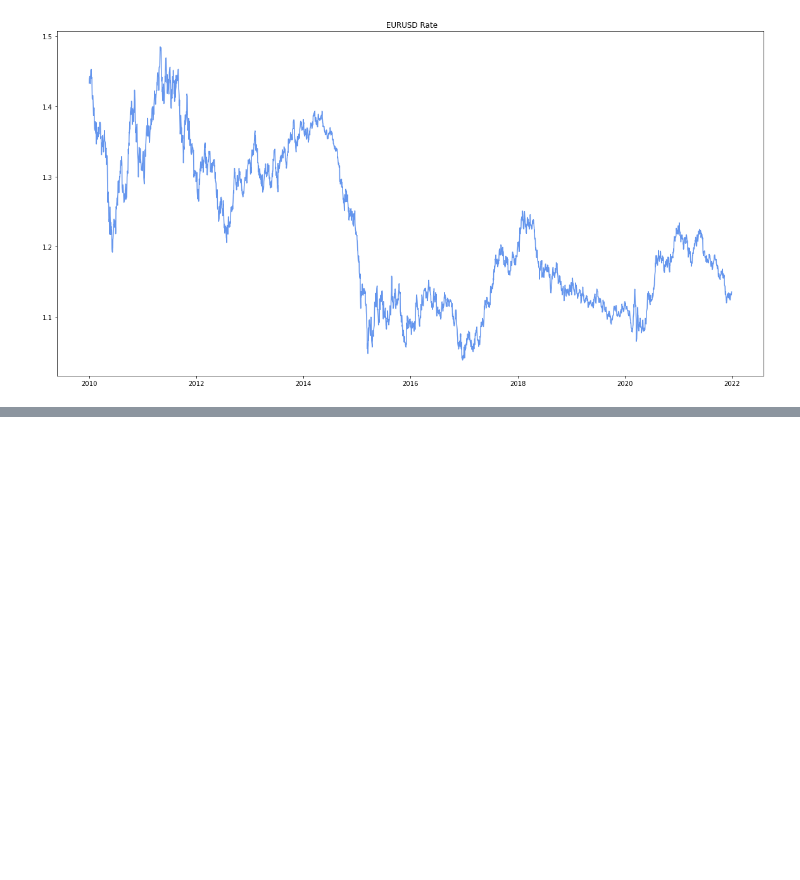
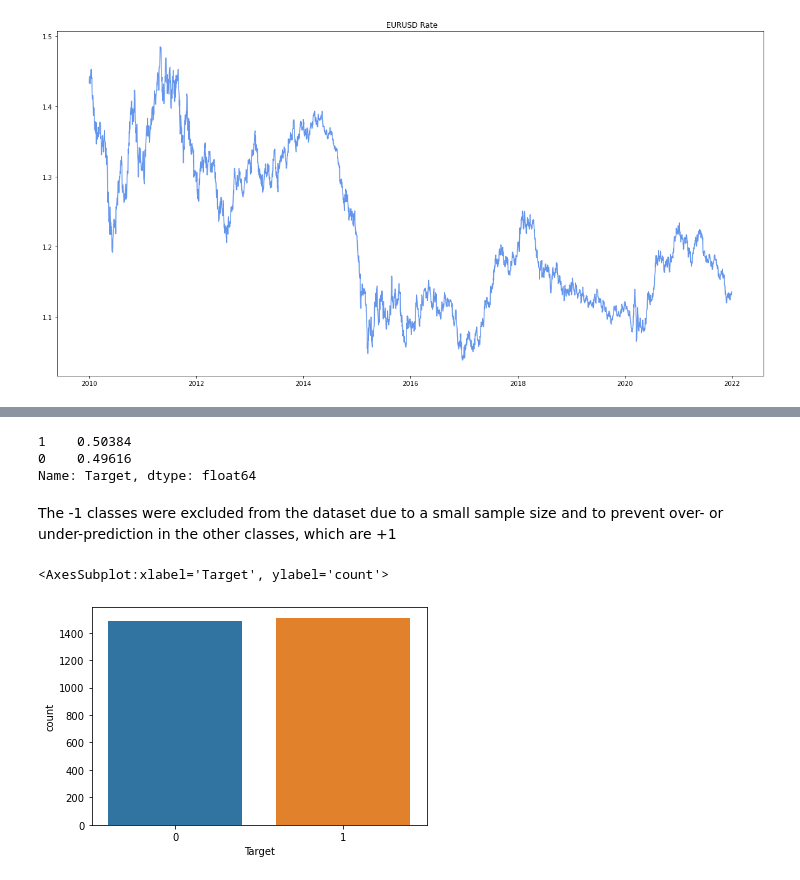
Before and after one commit to fabulouskorex/Capstone-Project, a Jupyter notebook: Deep_Learning_in_Finance.ipynb, the cells around one changed output, grey strips where cells are left out. Cells and saved outputs as stored; diff of their text form; code cells hidden in the pictures; blank space fills up the shorter version.

```diff
--- a/Deep_Learning_in_Finance.ipynb
+++ b/Deep_Learning_in_Finance.ipynb
@@ -1087,0 +1123,38 @@ plt.plot(df['Adj Close'], color='cornflowerblue');
+# %%
+# Drift-independent volatility (YZ estimator)
+def yz(df, lookback=10):
+    o = df.Open
+    h = df.High
+    l = df.Low
+    c = df.Close
+
+    k = 0.34 / (1.34 + (lookback+1)/(lookback-1))
+    cc = np.log(c/c.shift(1))
+    ho = np.log(h/o)
+    lo = np.log(l/o)
+    co = np.log(c/o)
+    oc = np.log(o/c.shift(1))
+    oc_sq = oc**2
+    cc_sq = cc**2
+    rs = ho*(ho-co)+lo*(lo-co)
+    close_vol = cc_sq.rolling(window=lookback).sum()* (1.0 / (lookback - 1.0))
+    open_vol = oc_sq.rolling(window=lookback).sum() * (1.0 / (lookback - 1.0))
+    window_rs = rs.rolling(window=lookback).sum() * (1.0 / (lookback - 1.0))
+    result = (open_vol + k * close_vol + (1-k) * window_rs).apply(np.sqrt) * np.sqrt(252)
+    result[:lookback-1] = np.nan
+
+    return result * 100
+
+
+
+# Initialize Bollinger Bands Indicator
+indicator_bb = BollingerBands(close=eusd_data["Close"], window=20, window_dev=2)
+df['Bollinger_BandM']=indicator_bb.bollinger_mavg()
+df['Bollinger_BandH']=indicator_bb.bollinger_hband()
+df['Bollinger_BandL']=indicator_bb.bollinger_lband()
+# %%
+features(df)
+df['drift_volatility']=yz(eusd_data)
+# Drop NaN values
+df.dropna(inplace=True)
+df.head()
@@ -1087,0 +1185,15 @@ plt.plot(df['Adj Close'], color='cornflowerblue');
+# %%
+df['Target']=np.where(df['Adj Close'].shift(-1)>df['Adj Close'],1,np.where(df['Adj Close'].shift(-1)<df['Adj Close'],0,-1))
+df.drop(df[df['Target']==-1].index,inplace=True)
+df['Target'].value_counts(normalize=True)
+# %% [output]
+1    0.50384
+0    0.49616
+Name: Target, dtype: float64
+# %% [markdown]
+The -1 classes were excluded from the dataset due to a small sample size and to prevent over- or under-prediction in the other classes, which are +1
+# %%
+sns.countplot(df['Target'])
+# %% [output]
+<AxesSubplot:xlabel='Target', ylabel='count'>
+[figure, added]
```
Also changed, not shown: parts of 68 cells of this notebook.
